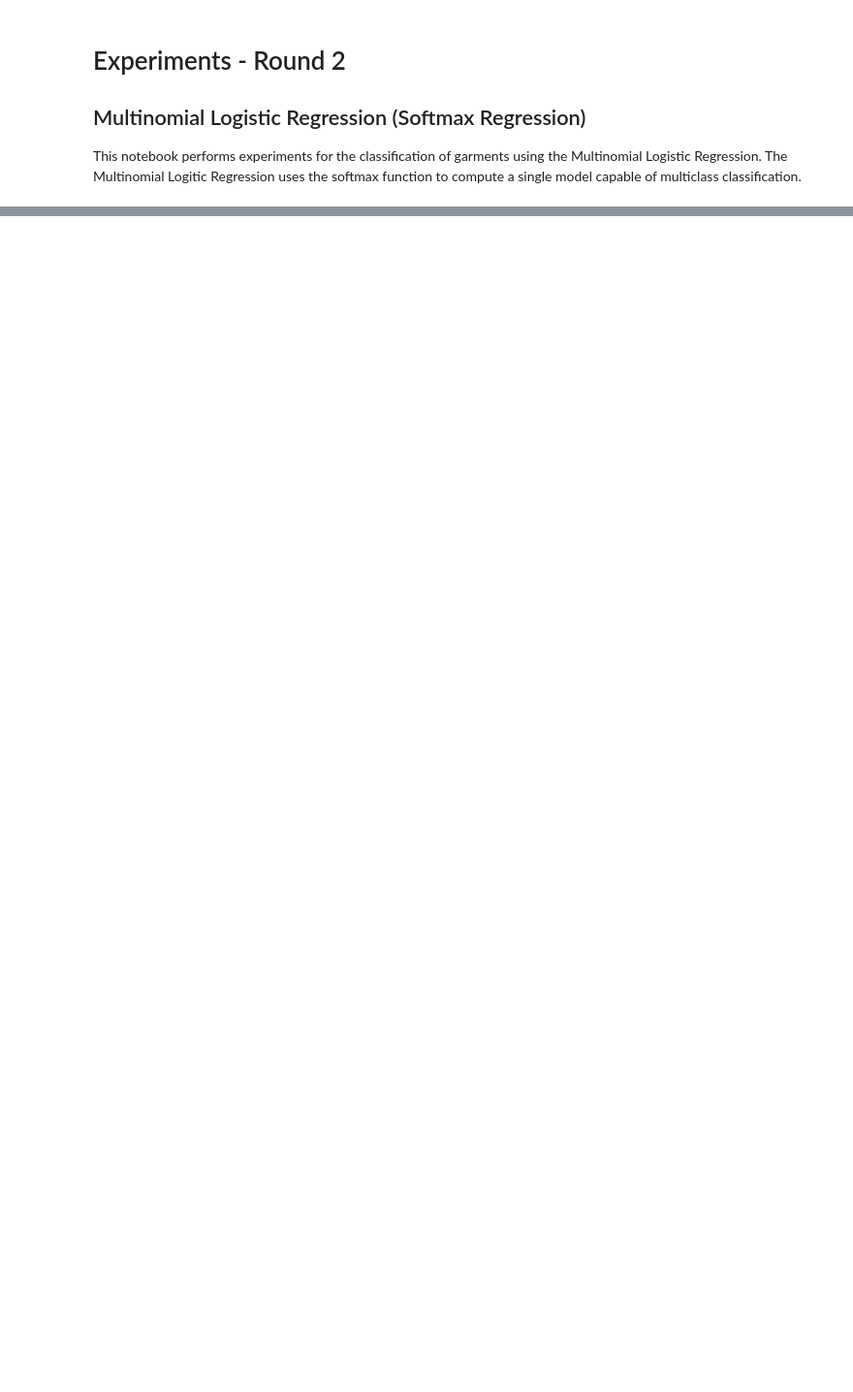
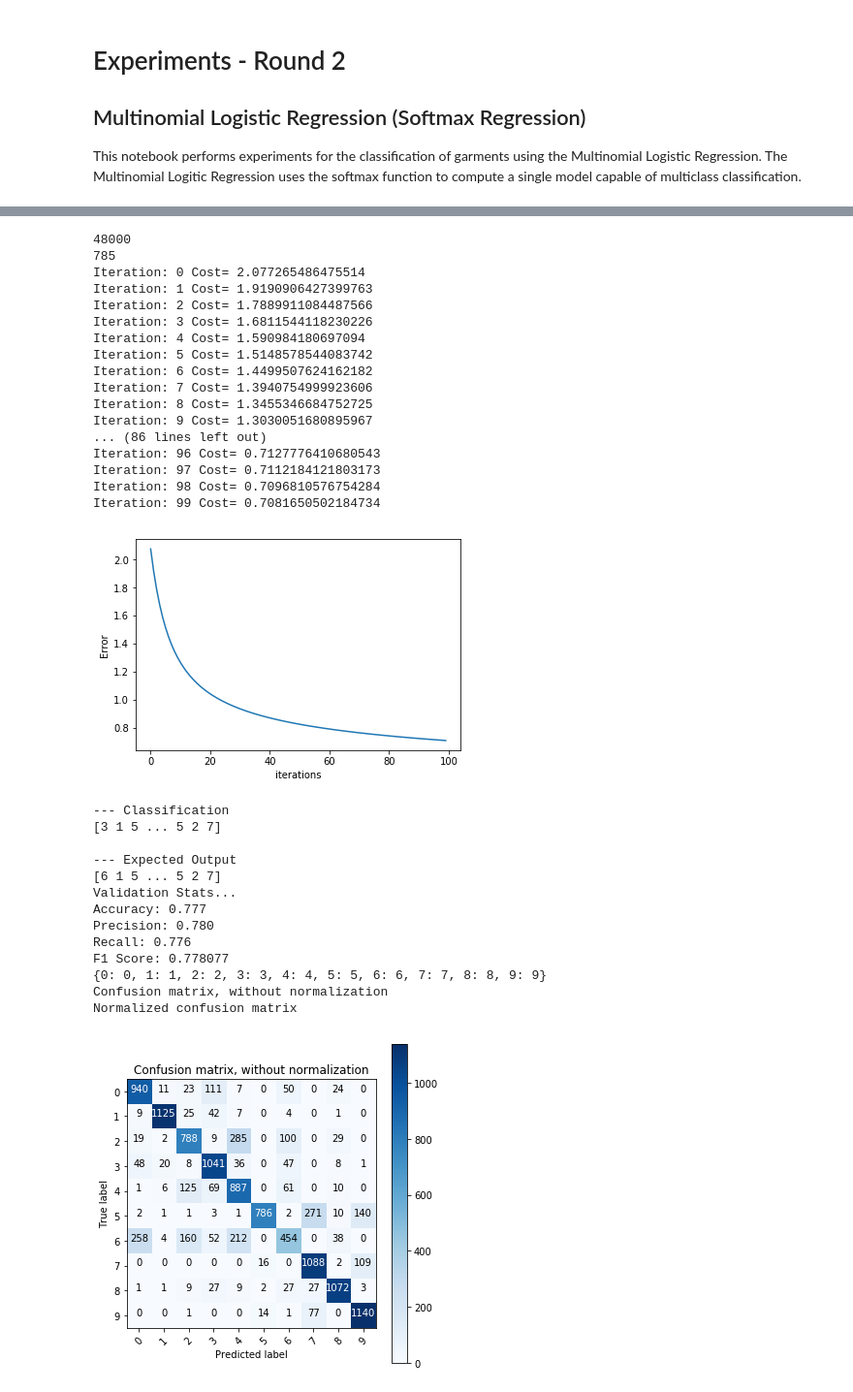
Before and after one commit to azaelmsousa/LogisticRegression-ANN, a Jupyter notebook: notebooks/Experiments - Round 2.ipynb, the cells around one changed output, grey strips where cells are left out. Shown at 97% size. Saved outputs shown, nothing was run; the diff lists cells and outputs as text; code cells hidden in the pictures; blank space fills up the shorter version.

```diff
--- a/notebooks/Experiments - Round 2.ipynb
+++ b/notebooks/Experiments - Round 2.ipynb
@@ -20,9 +22,9 @@ X_train, y_train, X_test, y_test  = dataset_helper.load_fasion_mnist(scaling='de
 normalization_comparison.append(stats.describe(X_train[0]))
 # %%
-X_train, y_train, X_test, y_test  = dataset_helper.load_fasion_mnist(scaling='mean_std')
+X_train, y_train, _, _  = dataset_helper.load_fasion_mnist(scaling='mean_std')
 normalization_comparison.append(stats.describe(X_train[0]))
 # %%
-X_train, y_train, X_test, y_test  = dataset_helper.load_fasion_mnist(scaling='min_max')
+X_train, y_train, _, _  = dataset_helper.load_fasion_mnist(scaling='min_max')
 normalization_comparison.append(stats.describe(X_train[0]))
 # %%
 df = pd.DataFrame(normalization_comparison)
@@ -72,30 +37,3 @@ predY.shape
 # %%
 X, y, _, _  = dataset_helper.load_fasion_mnist()
 X_train, X_val, y_train, y_val = train_test_split(X, y, test_size=0.2, random_state=1)
-# %%
-import time
-from SGD.custom_SGD import *
-reload(custom_SGD)
-X, y, _, _  = dataset_helper.load_fasion_mnist()
-
-X_train, X_val, y_train, y_val = train_test_split(X, y, test_size=0.2, random_state=1)
-
-lr = .1
-max_iter = 10
-batch_sz = 256
-print_interval = 10
-
-print("")
-print("Stochastic Mini batch")
-print("----------------------------")
-print("Number of Iterations:",max_iter)
-print("Learning rate:",lr)
-print("----------------------------")
-start = time.process_time()
-theta = SGD_one_vs_all(lr, max_iter, X_train, y_train, batch_type='Full', lr_optimizer='invscaling',
-                       batch_sz=batch_sz, print_interval=print_interval,
-                       X_val=X_val, y_val = y_val,
-                       )
-print("Time Spent ", time.process_time() - start)
-y_pred = classify(theta, X_val, binary=False)
-evalute_multiclass(y_val, y_pred)
@@ -129,0 +43,46 @@ y_val_enc.shape
+# %%
+
+theta,acc = softmax_logistic.BGD(X_train,y_train,0.1,100)
+
+predY = softmax_logistic.classify_softmax(theta,X_val)
+
+print("\n--- Classification")
+print(predY)
+print("\n--- Expected Output")
+print(y_val)
+
+from utils.custom_scores import evaluate_multiclass
+evaluate_multiclass(y_val, predY)
+# %% [output]
+48000
+785
+Iteration: 0 Cost= 2.077265486475514
+Iteration: 1 Cost= 1.9190906427399763
+Iteration: 2 Cost= 1.7889911084487566
+Iteration: 3 Cost= 1.6811544118230226
+Iteration: 4 Cost= 1.590984180697094
+Iteration: 5 Cost= 1.5148578544083742
+Iteration: 6 Cost= 1.4499507624162182
+Iteration: 7 Cost= 1.3940754999923606
+Iteration: 8 Cost= 1.3455346684752725
+Iteration: 9 Cost= 1.3030051680895967
+... (86 lines left out)
+Iteration: 96 Cost= 0.7127776410680543
+Iteration: 97 Cost= 0.7112184121803173
+Iteration: 98 Cost= 0.7096810576754284
+Iteration: 99 Cost= 0.7081650502184734
+[figure, added]
+--- Classification
+[3 1 5 ... 5 2 7]
+
+--- Expected Output
+[6 1 5 ... 5 2 7]
+Validation Stats...
+Accuracy: 0.777
+Precision: 0.780
+Recall: 0.776
+F1 Score: 0.778077
+{0: 0, 1: 1, 2: 2, 3: 3, 4: 4, 5: 5, 6: 6, 7: 7, 8: 8, 9: 9}
+Confusion matrix, without normalization
+Normalized confusion matrix
+[figure, added]
```
Also changed, not shown: parts of 14 cells of this notebook, 3 other files.
